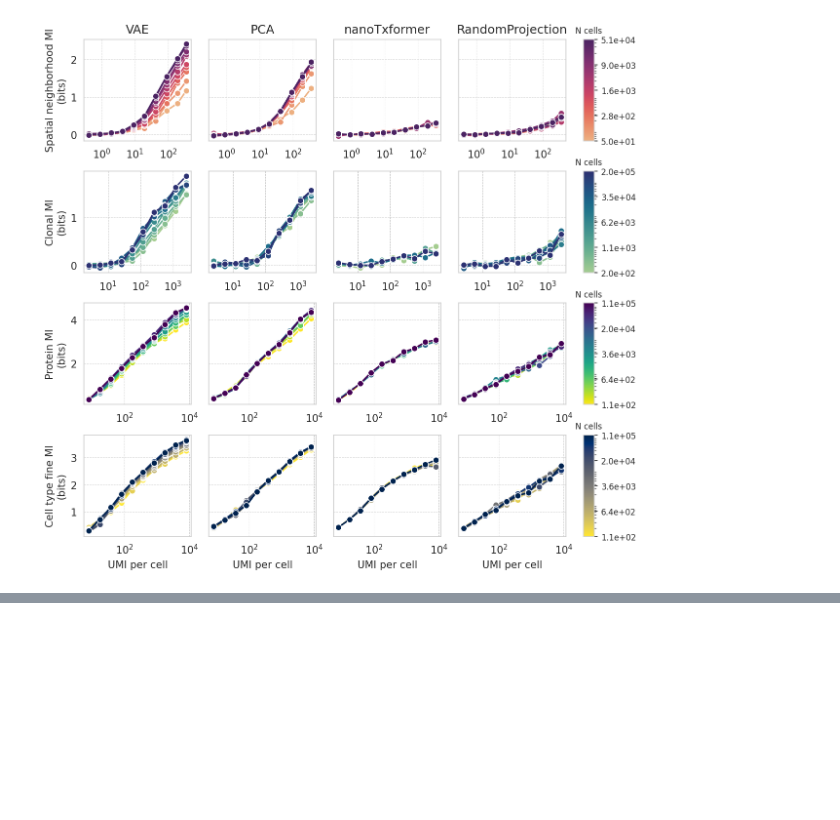
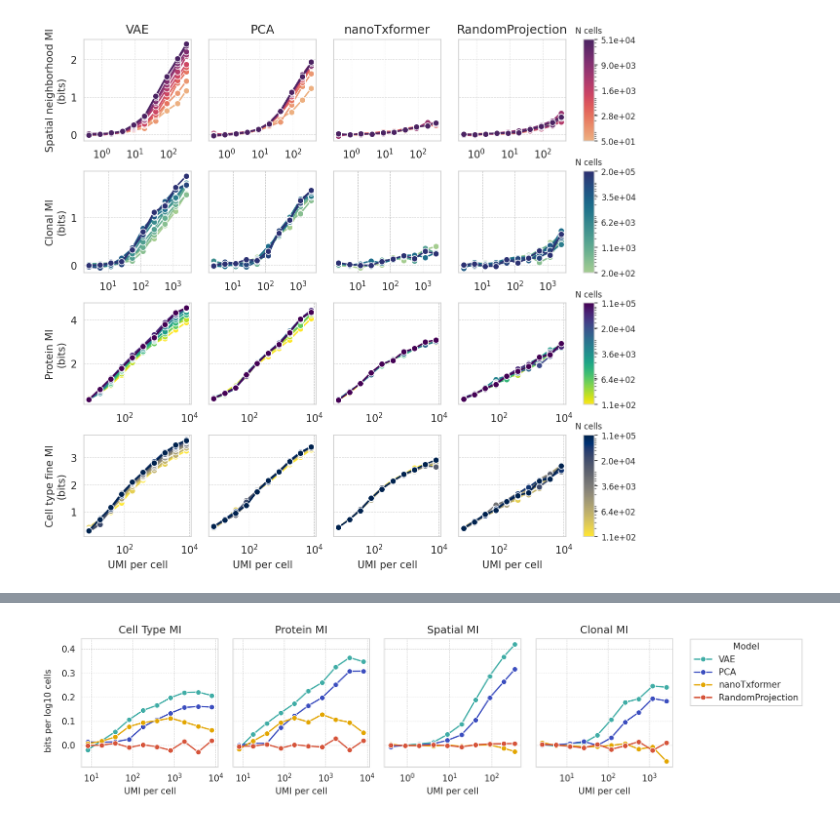
Before and after one commit to ggdna/scScaling, a Jupyter notebook: results/count_scaling_plots.ipynb, the cells around one changed output, grey strips where cells are left out. Saved outputs shown, nothing was run; the diff lists cells and outputs as text; code cells hidden in the pictures; blank space fills up the shorter version.

```diff
--- a/results/count_scaling_plots.ipynb
+++ b/results/count_scaling_plots.ipynb
@@ -255,0 +312,54 @@ plt.show()
+# %%
+fig = plt.figure(figsize=(12, 3), dpi=dpi)
+
+# create subplots
+ct, prot, merf, larry = fig.subplots(1, 4, sharey=True)
+
+# max cells and plots
+max_cells = merf_df['Cell number'].max()
+sns.lineplot(data=merf_df[merf_df['Cell number'] == max_cells],
+             x='UMI per cell', y='Info gain (Spatial neighborhood MI)',
+             hue='Method', legend=False, marker='o',
+             palette=pretty_palette, hue_order=hue_order,
+             ax=merf)
+merf.set_title('Spatial MI')
+merf.set_xscale('log')
+
+max_cells = larry_df['Cell number'].max()
+sns.lineplot(data=larry_df[larry_df['Cell number'] == max_cells],
+             x='UMI per cell', y='Info gain (Clonal MI)',
+             hue='Method', legend=True, marker='o',
+             palette=pretty_palette, hue_order=hue_order,
+             ax=larry)
+larry.set_title('Clonal MI')
+larry.set_xscale('log')
+
+max_cells = cite_df['Cell number'].max()
+sns.lineplot(data=cite_df[cite_df['Cell number'] == max_cells],
+             x='UMI per cell', y='Info gain (Protein MI)',
+             hue='Method', legend=False, marker='o',
+             palette=pretty_palette, hue_order=hue_order,
+             ax=prot)
+prot.set_title('Protein MI')
+prot.set_xscale('log')
+
+sns.lineplot(data=cite_df[cite_df['Cell number'] == max_cells],
+             x='UMI per cell', y='Info gain (Cell type fine MI)',
+             hue='Method', legend=False, marker='o',
+             palette=pretty_palette, hue_order=hue_order,
+             ax=ct)
+ct.set_ylabel('')
+ct.set_title('Cell Type MI')
+ct.set_xscale('log')
+
+# adjust legend
+sns.move_legend(larry, "upper left", bbox_to_anchor=(1.1, 1.03), title='Model')
+
+# shared y-axis label
+fig.text(-0.01, 0.5, 'bits per log10 cells', va='center',
+         rotation='vertical', fontsize=10)
+
+plt.tight_layout()
+plt.show()
+# %% [output]
+[figure, added]
```
Also changed, not shown: parts of 6 cells of this notebook.
